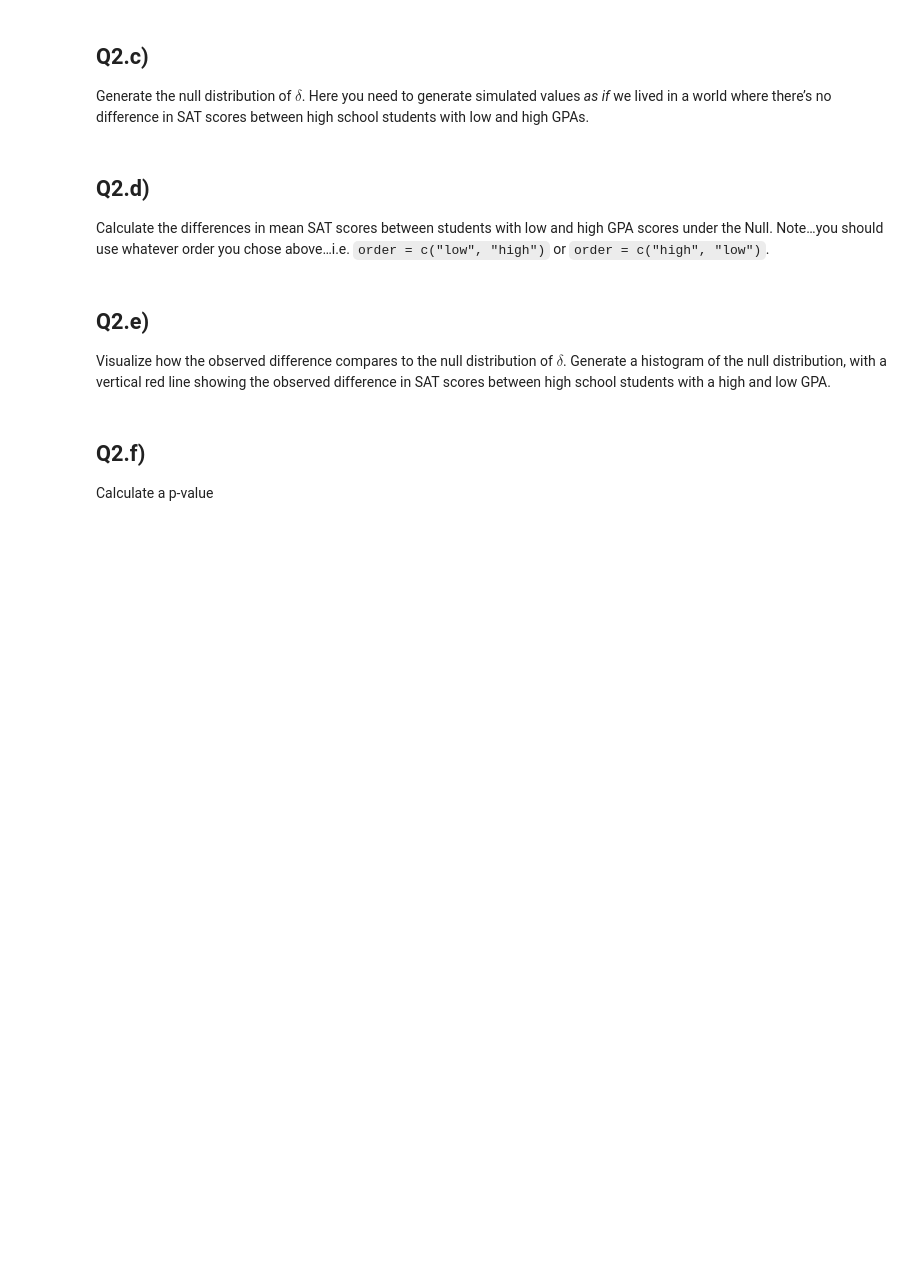
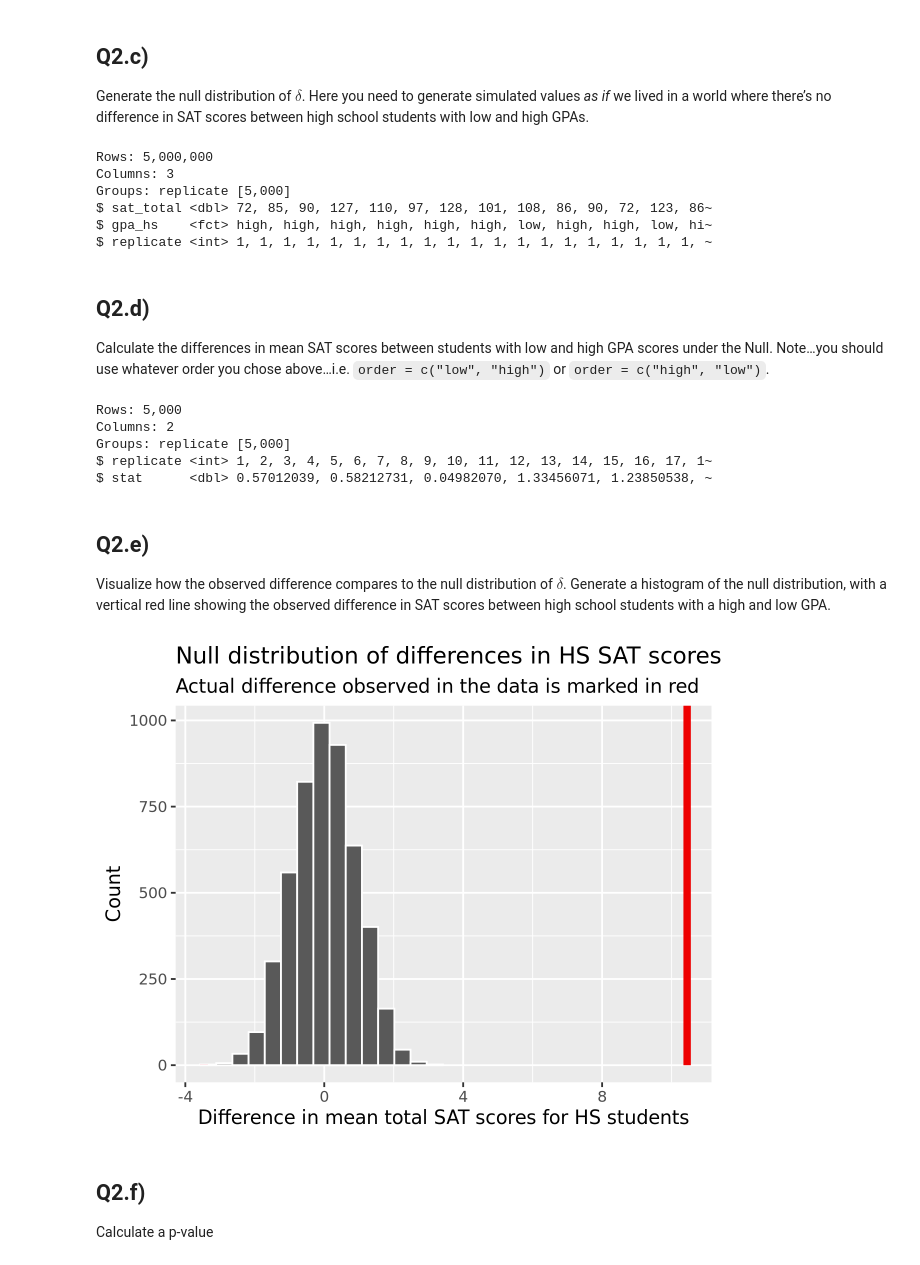
Before and after one commit to ksotoenc/data-730-a08, a Jupyter notebook: assignment9.ipynb, the cells around one changed output. Saved outputs shown, nothing was run; the diff lists cells and outputs as text; code cells hidden in the pictures; blank space fills up the shorter version.

```diff
--- a/assignment9.ipynb
+++ b/assignment9.ipynb
@@ -293,4 +346,8 @@ the low and high GPA high-school students.
 # %%
 # you finish this code....
 
-# obs_diff_sat_hs_gpa <- sat_gpa %>%
+obs_diff_sat_hs_gpa = sat_gpa |>
+    specify(sat_total ~ gpa_hs) |>
+    calculate(stat = "diff in means", order = c("high", "low"))
+
+obs_diff_sat_hs_gpa
@@ -303,7 +365,19 @@ in SAT scores between high school students with low and high GPAs.
 # %%
 # you finish this code....
 
-# sat_in_null_world <- sat_gpa
+sat_in_null_world = sat_gpa |>
+    specify(sat_total ~ gpa_hs) |>
+    hypothesize(null = "independence") |>
+    generate(reps = 5000, type = 'permute')
+
+sat_in_null_world |> group_by(replicate) |> glimpse()
+# %% [output]
+Rows: 5,000,000
+Columns: 3
+Groups: replicate [5,000]
+$ sat_total <dbl> 72, 85, 90, 127, 110, 97, 128, 101, 108, 86, 90, 72, 123, 86~
+$ gpa_hs    <fct> high, high, high, high, high, high, low, high, high, low, hi~
+$ replicate <int> 1, 1, 1, 1, 1, 1, 1, 1, 1, 1, 1, 1, 1, 1, 1, 1, 1, 1, 1, 1, ~
 # %% [markdown]
 ## Q2.d)
 
@@ -314,7 +388,16 @@ you chose above…i.e. `order = c("low", "high")` or
 # %%
 # you finish this code....
 
-# sat_diff_under_null <-
+sat_diff_under_null = sat_in_null_world |>
+    calculate(stat = "diff in means", order = c("high", "low"))
+
+sat_diff_under_null |> group_by(replicate) |> glimpse()
+# %% [output]
+Rows: 5,000
+Columns: 2
+Groups: replicate [5,000]
+$ replicate <int> 1, 2, 3, 4, 5, 6, 7, 8, 9, 10, 11, 12, 13, 14, 15, 16, 17, 1~
+$ stat      <dbl> 0.57012039, 0.58212731, 0.04982070, 1.33456071, 1.23850538, ~
 # %% [markdown]
 ## Q2.e)
 
@@ -325,7 +408,14 @@ high school students with a high and low GPA.
 # %%
 # you finish this code....
 
-# sat_diff_under_null %>%
+visualize(sat_diff_under_null) +
+    shade_p_value(obs_stat = obs_diff_sat_hs_gpa, direction = "both") +
+    labs(x = "Difference in mean total SAT scores for HS students", y = "Count",
+       title = "Null distribution of differences in HS SAT scores",
+       subtitle = "Actual difference observed in the data is marked in red"
+       )
+# %% [output]
+[figure, added]
 # %% [markdown]
 ## Q2.f)
 
```
Also changed, not shown: parts of 19 cells of this notebook.
